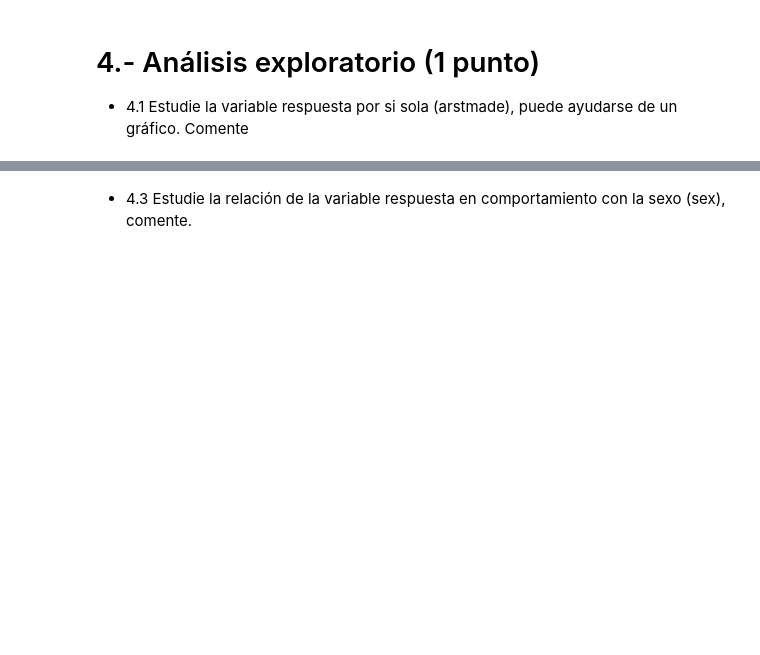
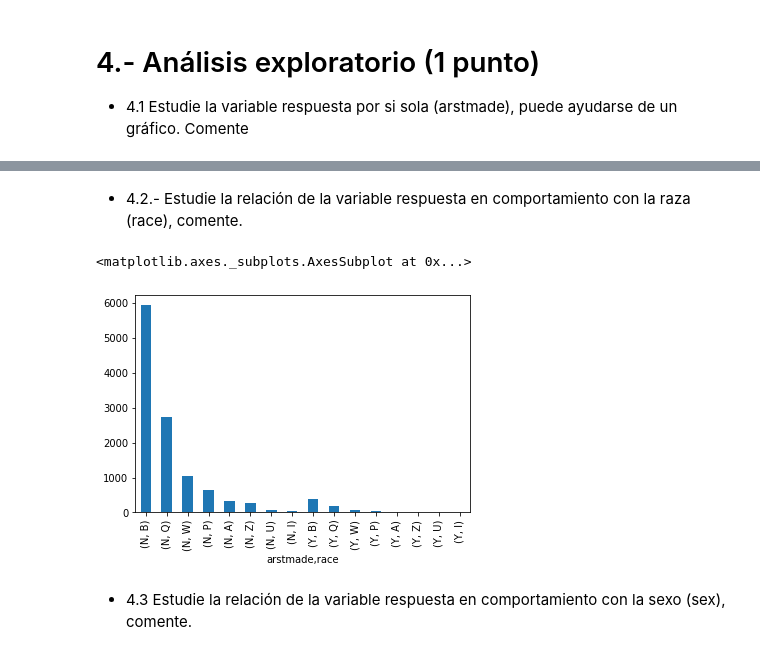
Before and after one commit to ggmarioe/trabajo-modelos-supervisados, a Jupyter notebook: Prueba Supervisada.ipynb, the cells around one changed output, grey strips where cells are left out. Cells and saved outputs as stored; diff of their text form; code cells hidden in the pictures; blank space fills up the shorter version.

```diff
--- a/Prueba Supervisada.ipynb
+++ b/Prueba Supervisada.ipynb
@@ -155,2 +138,11 @@ plt.hist(data_final['arstmade'])
+# %% [markdown]
+- 4.2.- Estudie la relación de la variable respuesta en comportamiento con la raza (race), comente.
+# %%
+df_arstmade_race = pd.DataFrame()
+df_arstmade_race = df_final[['arstmade','race']].copy()
+df_arstmade_race.groupby('arstmade')['race'].value_counts().plot(kind = "bar")
+# %% [output]
+<matplotlib.axes._subplots.AxesSubplot at 0x...>
+[figure, added]
 # %% [markdown]
 - 4.3 Estudie la relación de la variable respuesta en comportamiento con la sexo (sex), comente.
```
Also changed, not shown: parts of 16 cells of this notebook, 2 other files.
